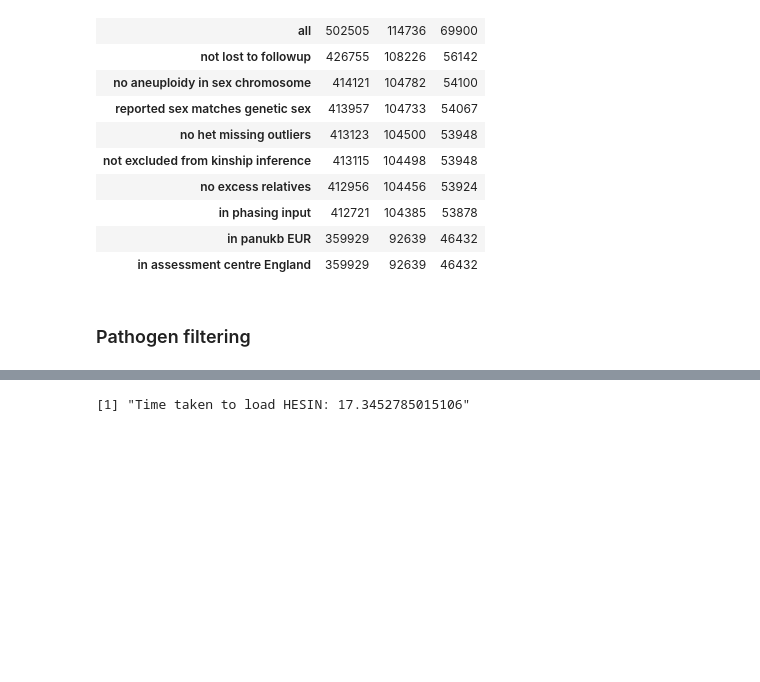
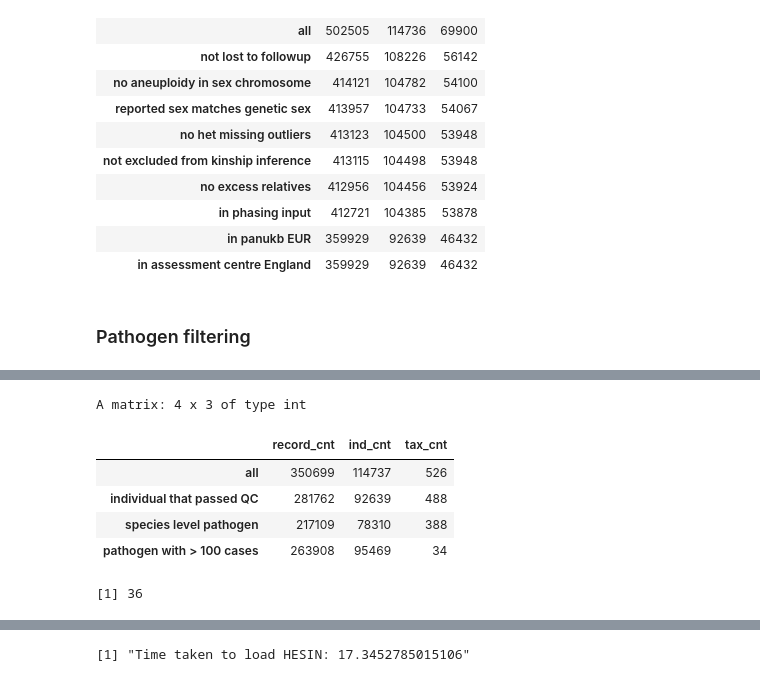
Before and after one commit to stevenpur/bugbank_analysis, a Jupyter notebook: summary_table.ipynb, the cells around one changed output, grey strips where cells are left out. Cells and saved outputs as stored; diff of their text form; code cells hidden in the pictures; blank space fills up the shorter version.

Commit message:
sgss summary table

```diff
--- a/summary_table.ipynb
+++ b/summary_table.ipynb
@@ -206,0 +205,49 @@ Escherichia_coli.species.MSU
+# %%
+# filter1: starting from all
+filter_lst <- list()
+filter <- rep(T, nrow(sgss))
+
+filter_lst[[1]] <- filter
+names(filter_lst)[1] <- "all"
+
+# filter2: only include individuals that passed the QC
+filter_lst[[2]] <- filter & sgss$UKB_EID %in% eids_filtered
+names(filter_lst)[2] <- "individual that passed QC"
+
+# filter3: only include infection that have a pathogen label in species level
+sgss$tax_lev <- map_chr(sgss$ORGANISM_SPECIES_NAME, function(origin_name) {
+    tax_lev <- origin_name_to_tax[[origin_name]][2]
+})
+filter_lst[[3]] <- filter_lst[[2]] & sgss$tax_lev == "species"
+names(filter_lst)[3] <- "species level pathogen"
+
+# filter4: only include pathogen that have infection cases > 100
+sgss$tax <- map_chr(sgss$ORGANISM_SPECIES_NAME, function(origin_name) {
+    species_name <- origin_name_to_tax[[origin_name]][1]
+})
+species_name_qc <- sgss$tax[filter_lst[[3]]]
+species_name_freq <- table(species_name_qc)
+species_name_gwas <- names(species_name_freq)[which(species_name_freq > 100)]
+filter_lst[[4]] <- sgss$tax %in% species_name_gwas
+names(filter_lst)[4] <- "pathogen with > 100 cases"
+
+sgss_filter_table <- list()
+for(i in 1:length(filter_lst)) {
+    filter <- filter_lst[[i]]
+    record_cnt <- sum(filter, na.rm = TRUE)
+    ind_cnt <- length(unique(sgss$UKB_EID[filter]))
+    tax_cnt <- length(unique(sgss$tax[filter]))
+    sgss_filter_table[[i]] <- c(record_cnt, ind_cnt, tax_cnt)
+}
+sgss_filter_table <- do.call(rbind, sgss_filter_table)
+rownames(sgss_filter_table) <- names(filter_lst)
+colnames(sgss_filter_table) <- c("record_cnt", "ind_cnt", "tax_cnt")
+sgss_filter_table
+# %% [output]
+A matrix: 4 x 3 of type int
+|  | record_cnt | ind_cnt | tax_cnt |
+| all | 350699 | 114737 | 526 |
+| individual that passed QC | 281762 | 92639 | 488 |
+| species level pathogen | 217109 | 78310 | 388 |
+| pathogen with > 100 cases | 263908 | 95469 | 34 |
+[1] 36
```
Also changed, not shown: parts of 14 cells of this notebook.
